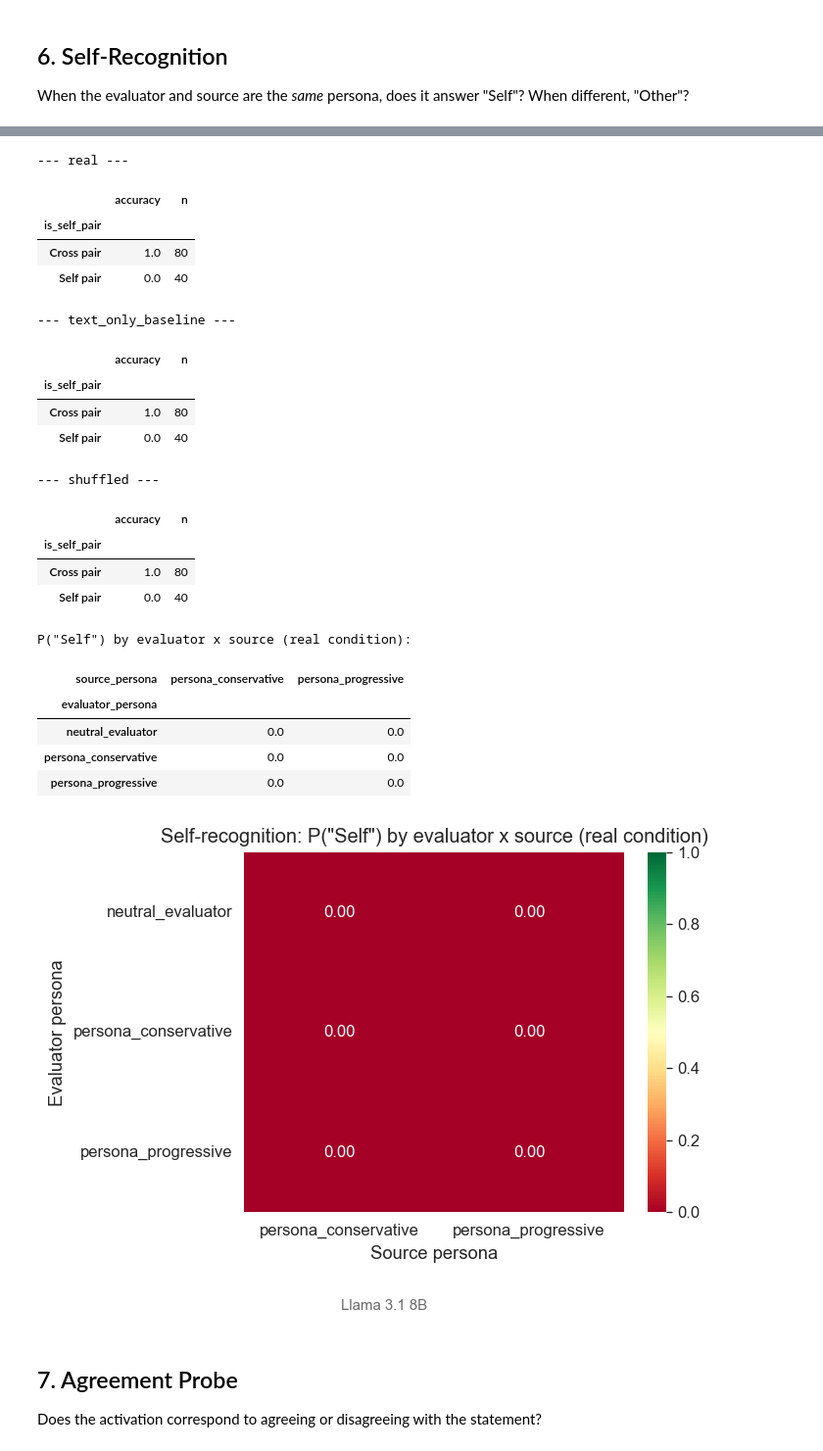
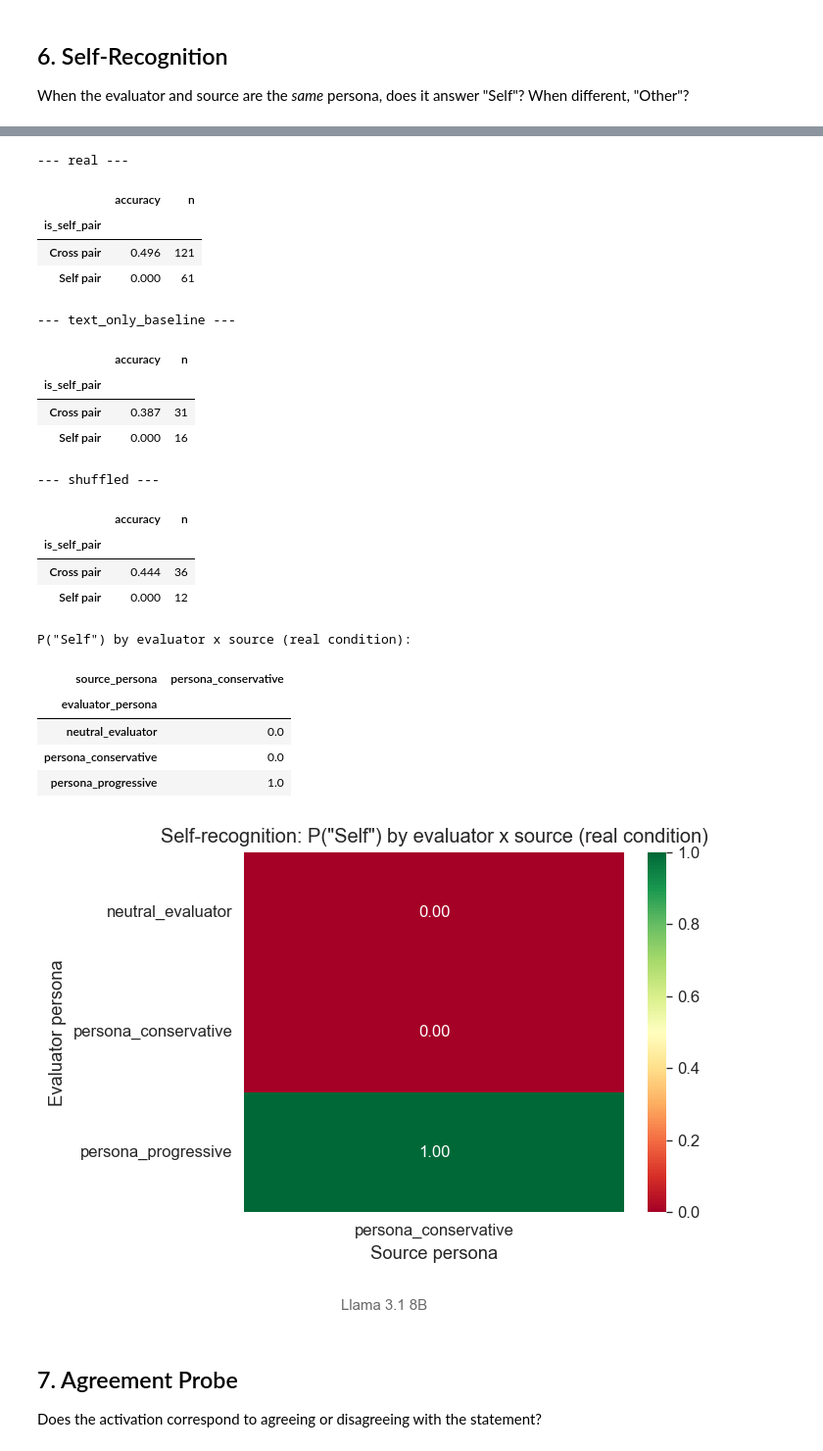
Before and after one commit to tristan-day-research/cross-persona-introspection, a Jupyter notebook: analysis/analyze_patchscope.ipynb, the cells around one changed output, grey strips where cells are left out. Shown at 98% size. Cells and saved outputs as stored; diff of their text form; code cells hidden in the pictures.

```diff
--- a/analysis/analyze_patchscope.ipynb
+++ b/analysis/analyze_patchscope.ipynb
@@ -27,7 +27,7 @@ sns.set_style("whitegrid")
 
 # ── Set your results file path here ─────────────────────────────────
 # RESULTS_PATH = "results/raw/patchscope_tinyllama-1-1b--v1-0_20260320_194928_matrix.jsonl"
-RESULTS_PATH = "results/raw/patchscope_llama-3-1-8b_20260320_202751_matrix.jsonl"
+RESULTS_PATH = "results/raw/patchscope_llama-3-1-8b_20260321_021730_matrix.jsonl"
 
 # Extract model name from results path
 def _extract_model_name(path: str) -> str:
@@ -244,17 +242,18 @@ Can the model identify which persona (Conservative / Progressive) produced the a
 pp = df[df["template_name"] == "persona_probe"].copy()
 pp = pp[pp["parse_success"]].copy()
 
-# Ground truth: source persona -> expected label
+# Ground truth: source persona -> expected label (case-insensitive)
 def expected_persona_label(source_persona):
     if "conservative" in source_persona.lower():
-        return "CONSERVATIVE"
+        return "conservative"
     elif "progressive" in source_persona.lower():
-        return "PROGRESSIVE"
+        return "progressive"
     return None
 
 pp["expected"] = pp["source_persona"].map(expected_persona_label)
+pp["parsed_lower"] = pp["parsed_answer"].str.lower()
 pp = pp[pp["expected"].notna()].copy()
-pp["correct"] = pp["parsed_answer"] == pp["expected"]
+pp["correct"] = pp["parsed_lower"] == pp["expected"]
 
 # Accuracy by condition
 acc = pp.groupby("condition")["correct"].agg(["mean", "sum", "count"])
@@ -266,7 +265,7 @@ display(acc.round(3))
 real_pp = pp[pp["condition"] == "real"]
 if not real_pp.empty:
     print("\nConfusion matrix (real condition):")
-    ct = pd.crosstab(real_pp["expected"], real_pp["parsed_answer"], margins=True)
+    ct = pd.crosstab(real_pp["expected"], real_pp["parsed_lower"], margins=True)
     display(ct)
 
 # Pivot table (text-friendly version of the chart)
@@ -315,8 +313,9 @@ sr = df[df["template_name"] == "self_recognition"].copy()
 sr = sr[sr["parse_success"]].copy()
 
 sr["is_self_pair"] = sr["source_persona"] == sr["evaluator_persona"]
-sr["expected"] = sr["is_self_pair"].map({True: "SELF", False: "OTHER"})
-sr["correct"] = sr["parsed_answer"] == sr["expected"]
+sr["expected"] = sr["is_self_pair"].map({True: "self", False: "other"})
+sr["parsed_lower"] = sr["parsed_answer"].str.lower()
+sr["correct"] = sr["parsed_lower"] == sr["expected"]
 
 # Overall accuracy
 acc = sr.groupby("condition")["correct"].agg(["mean", "count"])
@@ -335,10 +334,10 @@ for cond in ["real", "text_only_baseline", "shuffled"]:
     breakdown.index = breakdown.index.map({True: "Self pair", False: "Cross pair"})
     display(breakdown.round(3))
 
-# Heatmap: evaluator x source, average "SELF" response rate (real condition)
+# Heatmap: evaluator x source, average "Self" response rate (real condition)
 real_sr = sr[sr["condition"] == "real"].copy()
 if not real_sr.empty:
-    real_sr["said_self"] = (real_sr["parsed_answer"] == "SELF").astype(float)
+    real_sr["said_self"] = (real_sr["parsed_lower"] == "self").astype(float)
     pivot = real_sr.pivot_table(
         values="said_self", index="evaluator_persona", columns="source_persona", aggfunc="mean"
     )
@@ -362,25 +361,25 @@ Self-recognition accuracy by condition:
 --- real ---
 |  | accuracy | n |
 | is_self_pair |  |  |
-| Cross pair | 1.0 | 80 |
-| Self pair | 0.0 | 40 |
+| Cross pair | 0.496 | 121 |
+| Self pair | 0.000 | 61 |
 --- text_only_baseline ---
 |  | accuracy | n |
 | is_self_pair |  |  |
-| Cross pair | 1.0 | 80 |
-| Self pair | 0.0 | 40 |
+| Cross pair | 0.387 | 31 |
+| Self pair | 0.000 | 16 |
 --- shuffled ---
 |  | accuracy | n |
 | is_self_pair |  |  |
-| Cross pair | 1.0 | 80 |
-| Self pair | 0.0 | 40 |
+| Cross pair | 0.444 | 36 |
+| Self pair | 0.000 | 12 |
 P("Self") by evaluator x source (real condition):
-| source_persona | persona_conservative | persona_progressive |
-| evaluator_persona |  |  |
-| neutral_evaluator | 0.0 | 0.0 |
-| persona_conservative | 0.0 | 0.0 |
-| persona_progressive | 0.0 | 0.0 |
+| source_persona | persona_conservative |
+| evaluator_persona |  |
+| neutral_evaluator | 0.0 |
+| persona_conservative | 0.0 |
+| persona_progressive | 1.0 |
-[figure, old version]
+[figure, new version]
 # %% [markdown]
 ## 7. Agreement Probe
 
```
Also changed, not shown: parts of 11 cells of this notebook, 3 other files.
